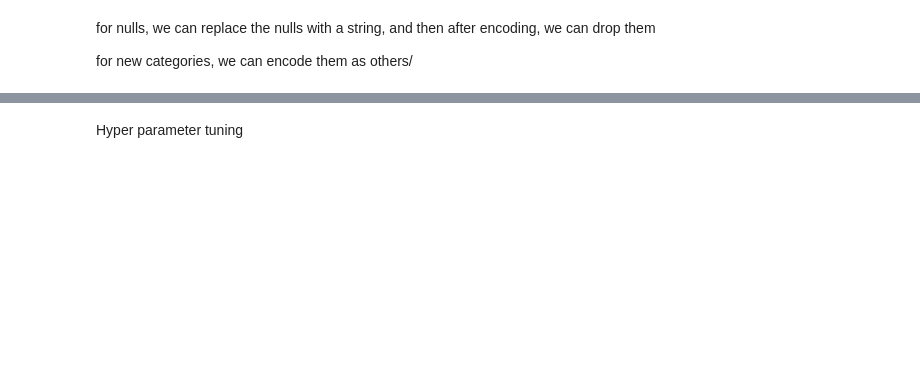
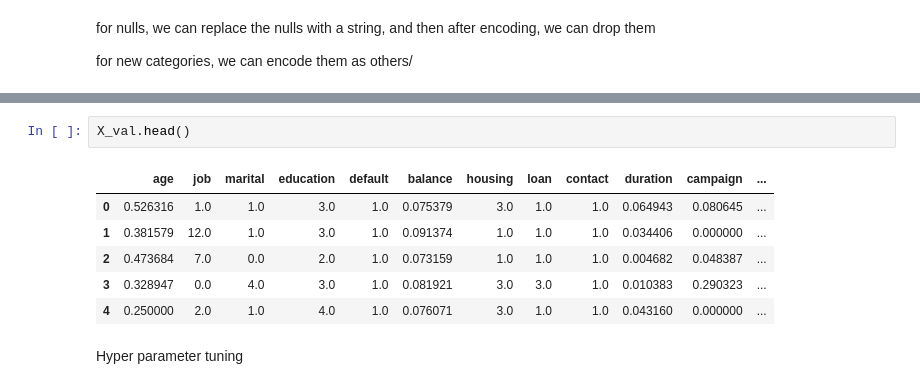
Before and after one commit to sasankjampana8/predict-the-success-of-bank-telemarketing, a Jupyter notebook: trial02.ipynb, the cells around one changed output, grey strips where cells are left out. Saved outputs shown, nothing was run; the diff lists cells and outputs as text; blank space fills up the shorter version.

```diff
--- a/trial02.ipynb
+++ b/trial02.ipynb
@@ -69,3 +122,12 @@ for new categories, we can encode them as others/
+# %%
+X_val.head()
+# %% [output]
+|  | age | job | marital | education | default | balance | housing | loan | contact | duration | campaign | ... |
+| 0 | 0.526316 | 1.0 | 1.0 | 3.0 | 1.0 | 0.075379 | 3.0 | 1.0 | 1.0 | 0.064943 | 0.080645 | ... |
+| 1 | 0.381579 | 12.0 | 1.0 | 3.0 | 1.0 | 0.091374 | 1.0 | 1.0 | 1.0 | 0.034406 | 0.000000 | ... |
+| 2 | 0.473684 | 7.0 | 0.0 | 2.0 | 1.0 | 0.073159 | 1.0 | 1.0 | 1.0 | 0.004682 | 0.048387 | ... |
+| 3 | 0.328947 | 0.0 | 4.0 | 3.0 | 1.0 | 0.081921 | 3.0 | 3.0 | 1.0 | 0.010383 | 0.290323 | ... |
+| 4 | 0.250000 | 2.0 | 1.0 | 4.0 | 1.0 | 0.076071 | 3.0 | 1.0 | 1.0 | 0.043160 | 0.000000 | ... |
 # %% [markdown]
 Hyper parameter tuning
 # %%
```
Also changed, not shown: parts of 14 cells of this notebook, 21 other files.
